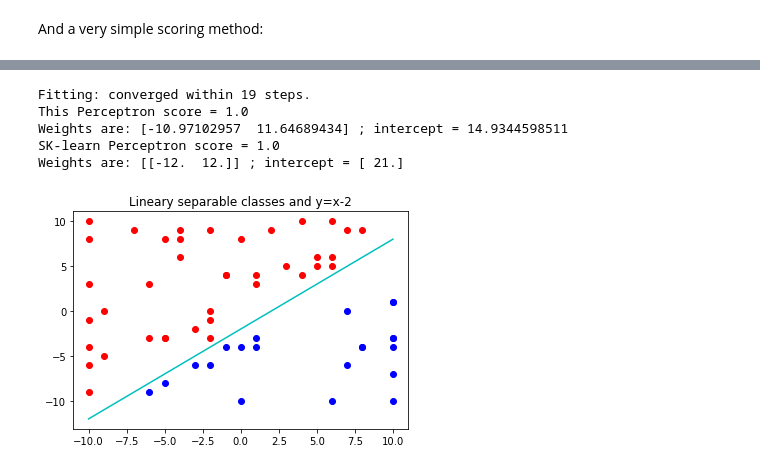
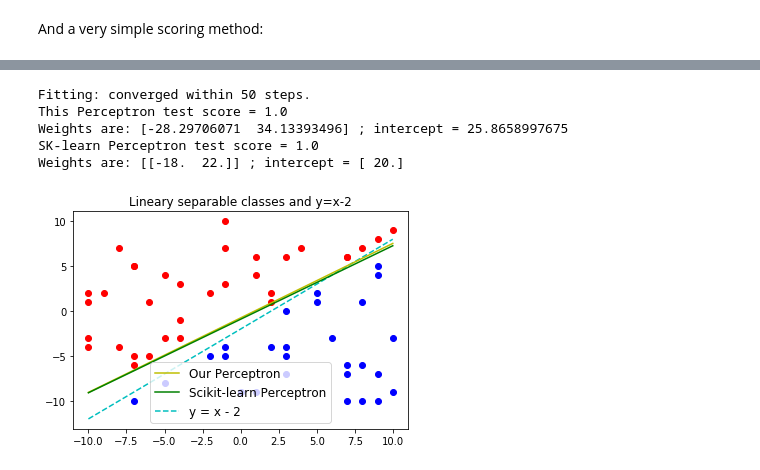
Before and after one commit to KonstantinMasich/Machine_Learning, a Jupyter notebook: Classifiers/Perceptron/Simplest_Perceptron.ipynb, the cells around one changed output, grey strips where cells are left out. Saved outputs shown, nothing was run; the diff lists cells and outputs as text; code cells hidden in the pictures.

```diff
--- a/Classifiers/Perceptron/Simplest_Perceptron.ipynb
+++ b/Classifiers/Perceptron/Simplest_Perceptron.ipynb
@@ -126,44 +132,50 @@ for i in range(0, 60):
     X.append([randint(-10, 10), randint(-10, 10)])
 
 # Case of y = x - 2
-line_x = np.linspace(-10, 10, 50) # 50 numbers from -10 to 10 (included)
-plt.plot(line_x, line_x-2, 'c-')
 for index, point in enumerate(X):
     if point[1] > point[0] - 2:
         plt.plot(point[0], point[1], 'ro')
         y.append(1)
     elif point[1] < point[0] - 2:
         plt.plot(point[0], point[1], 'bo')
         y.append(-1)
     else:
         X[index][1] += 1
         plt.plot(point[0], point[1], 'ro')
         y.append(1)
 plt.title("Lineary separable classes and y=x-2")
 
-
 # Train-test sets
 X_train, X_test, y_train, y_test = train_test_split(X, y, train_size=45, test_size=15)
 
 # Prediction: this Perceptron
 p = Perceptron(verbose=True)
 p.fit(X_train, y_train)
-print("This Perceptron score =", p.score(X_test, y_test))
+print("This Perceptron test score =", p.score(X_test, y_test))
 print("Weights are:", p.coef_[1:], "; intercept =", p.coef_[0])
 
 # Prediction: scikit-learn Perceptron
 sk_p = sklearn.linear_model.Perceptron(max_iter=100)
 sk_p.fit(X_train, y_train)
-print("SK-learn Perceptron score =", sk_p.score(X_test, y_test))
+print("SK-learn Perceptron test score =", sk_p.score(X_test, y_test))
 print("Weights are:", sk_p.coef_, "; intercept =", sk_p.intercept_)
 
-# plt.plot(line_x, p.coef_[0]*(line_x-p.coef_[1])+p.coef_[2], 'y-')
-#plt.plot(line_x, sk_p.intercept_*(line_x-sk_p.coef_[0][0])+sk_p.coef_[0][1], 'g--')
+# Plotting boundaries:
+x = np.linspace(-10, 10, 10)
+sample_boundary, = plt.plot(x, x-2, 'c--', label='y = x - 2')
+our_p_boundary,  = plt.plot(x, -1*((p.coef_[0] + x*p.coef_[1])/(p.coef_[2])),
+                            'y-', label='Our Perceptron')
+sk_p_boundary,   = plt.plot(x, -1*((sk_p.intercept_[0] + x*sk_p.coef_[0][0])/(sk_p.coef_[0][1])),
+                            'g-', label='Scikit-learn Perceptron')
+
+# Setting up a legend and tuning figure size:
+plt.rcParams["figure.figsize"] = [12, 9]
+plt.legend(handles=[our_p_boundary, sk_p_boundary, sample_boundary], prop={'size': 12})
 plt.show()
 # %% [output]
-Fitting: converged within 19 steps.
-This Perceptron score = 1.0
-Weights are: [-10.97102957  11.64689434] ; intercept = 14.9344598511
-SK-learn Perceptron score = 1.0
-Weights are: [[-12.  12.]] ; intercept = [ 21.]
+Fitting: converged within 50 steps.
+This Perceptron test score = 1.0
+Weights are: [-28.29706071  34.13393496] ; intercept = 25.8658997675
+SK-learn Perceptron test score = 1.0
+Weights are: [[-18.  22.]] ; intercept = [ 20.]
-[figure, old version]
+[figure, new version]
```
Also changed, not shown: parts of 18 cells of this notebook.
